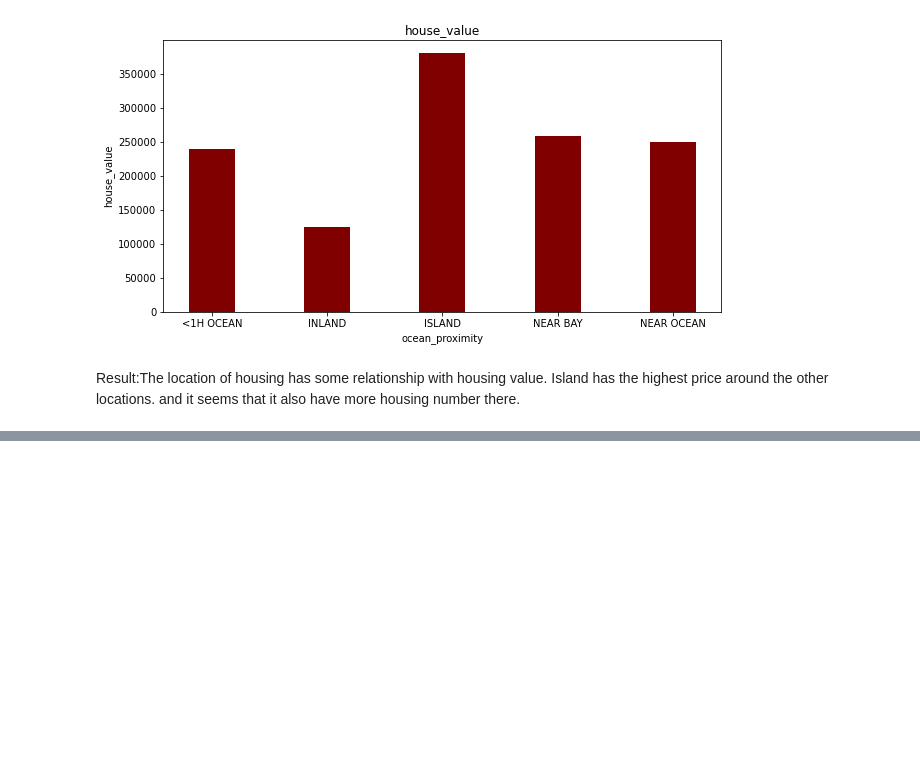
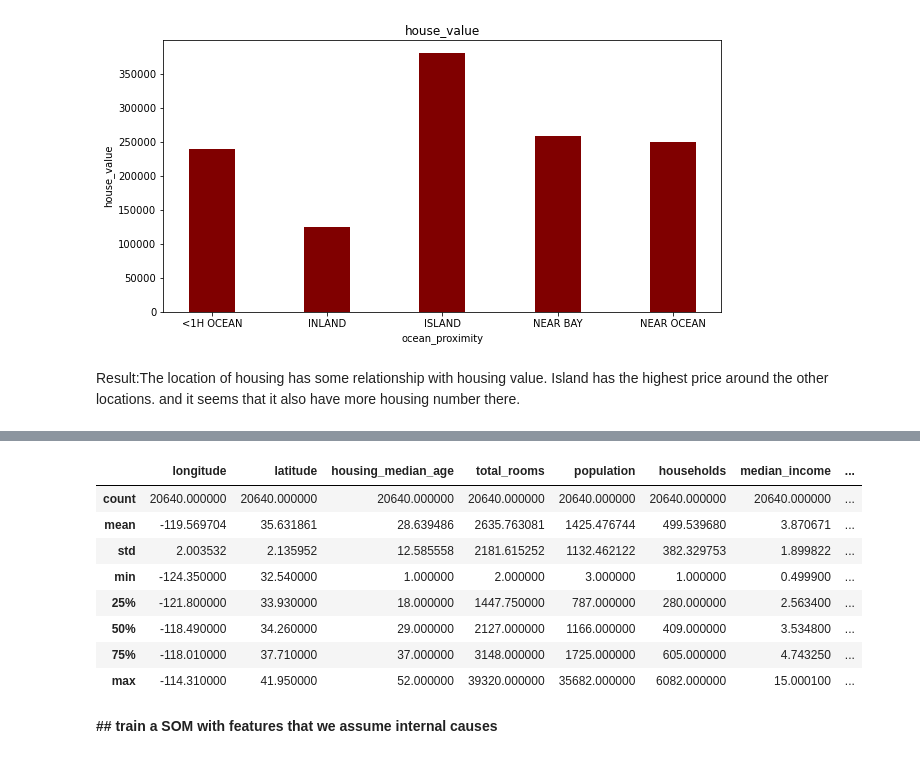
Before and after one commit to Bettyqichuyin/UDintroProject_exercise04, a Jupyter notebook: 4_Assignment.ipynb, the cells around one changed output, grey strips where cells are left out. Drawn from its saved outputs; the diff is of its cells as text; code cells hidden in the pictures; blank space fills up the shorter version.

```diff
--- a/4_Assignment.ipynb
+++ b/4_Assignment.ipynb
@@ -219,0 +233,7 @@ __________________________
+# %%
+# select the features that maybe related
+df = dfO[["longitude","latitude", "housing_median_age","total_rooms", "population",
+         "households", "median_income", "median_house_value", "ocean_proximity"]]
+# %%
+# fill the NaN with 0
+df = df.fillna(0)
@@ -219,0 +260,14 @@ __________________________
+# %%
+df.describe()
+# %% [output]
+|  | longitude | latitude | housing_median_age | total_rooms | population | households | median_income | ... |
+| count | 20640.000000 | 20640.000000 | 20640.000000 | 20640.000000 | 20640.000000 | 20640.000000 | 20640.000000 | ... |
+| mean | -119.569704 | 35.631861 | 28.639486 | 2635.763081 | 1425.476744 | 499.539680 | 3.870671 | ... |
+| std | 2.003532 | 2.135952 | 12.585558 | 2181.615252 | 1132.462122 | 382.329753 | 1.899822 | ... |
+| min | -124.350000 | 32.540000 | 1.000000 | 2.000000 | 3.000000 | 1.000000 | 0.499900 | ... |
+| 25% | -121.800000 | 33.930000 | 18.000000 | 1447.750000 | 787.000000 | 280.000000 | 2.563400 | ... |
+| 50% | -118.490000 | 34.260000 | 29.000000 | 2127.000000 | 1166.000000 | 409.000000 | 3.534800 | ... |
+| 75% | -118.010000 | 37.710000 | 37.000000 | 3148.000000 | 1725.000000 | 605.000000 | 4.743250 | ... |
+| max | -114.310000 | 41.950000 | 52.000000 | 39320.000000 | 35682.000000 | 6082.000000 | 15.000100 | ... |
+# %% [markdown]
+**## train a SOM with features that we assume internal causes**
```
Also changed, not shown: parts of 24 cells of this notebook.
